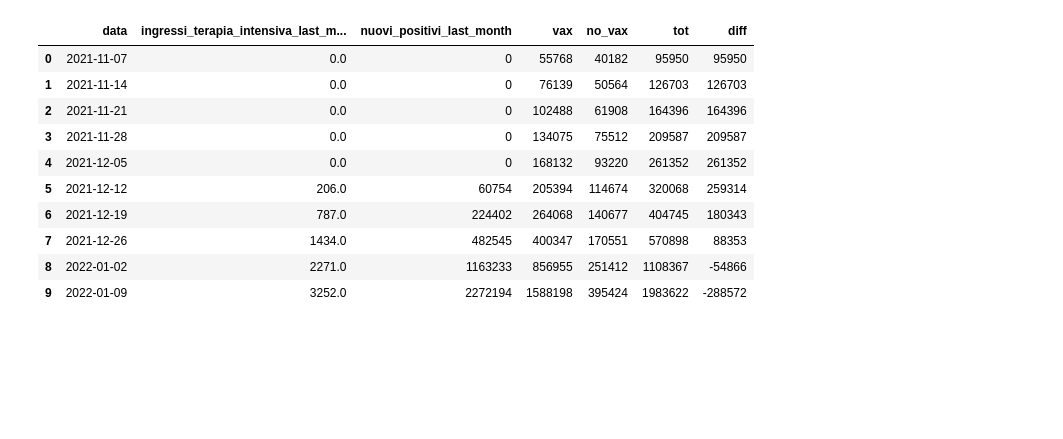
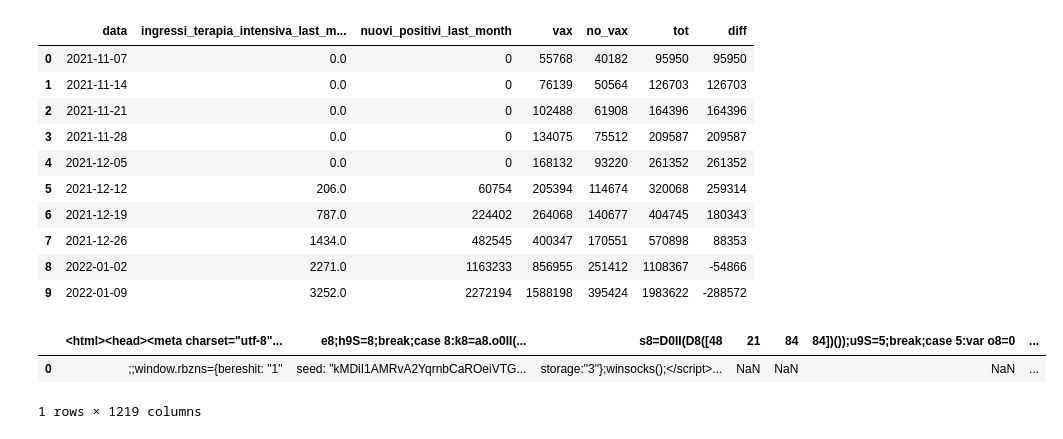
Before and after one commit to thomasmuntzer/covid19, a Jupyter notebook: Italy/iss_bull_analysis.ipynb, the cells around one changed output. Saved outputs shown, nothing was run; the diff lists cells and outputs as text; code cells hidden in the pictures; blank space fills up the shorter version.

```diff
--- a/Italy/iss_bull_analysis.ipynb
+++ b/Italy/iss_bull_analysis.ipynb
@@ -504,3 +710,10 @@ df_comp_contagi
 | 7 | 2021-12-26 | 1434.0 | 482545 | 400347 | 170551 | 570898 | 88353 |
 | 8 | 2022-01-02 | 2271.0 | 1163233 | 856955 | 251412 | 1108367 | -54866 |
 | 9 | 2022-01-09 | 3252.0 | 2272194 | 1588198 | 395424 | 1983622 | -288572 |
+# %%
+import pandas as pd
+pd.read_csv("https://data.gov.il/dataset/covid-19/resource/8a51c65b-f95a-4fb8-bd97-65f47109f41f/download/event-among-vaccinated-126.csv")
+# %% [output]
+|  | <html><head><meta charset="utf-8"... | e8;h9S=8;break;case 8:k8=a8.o0II(... | s8=D0II(D8([48 | 21 | 84 | 84])());u9S=5;break;case 5:var o8=0 | ... |
+| 0 | ;;window.rbzns={bereshit: "1" | seed: "kMDiI1AMRvA2YqrnbCaROeiVTG... | storage:"3"};winsocks();</script>... | NaN | NaN | NaN | ... |
+1 rows × 1219 columns
```
Also changed, not shown: parts of 11 cells of this notebook, 7 other files.
